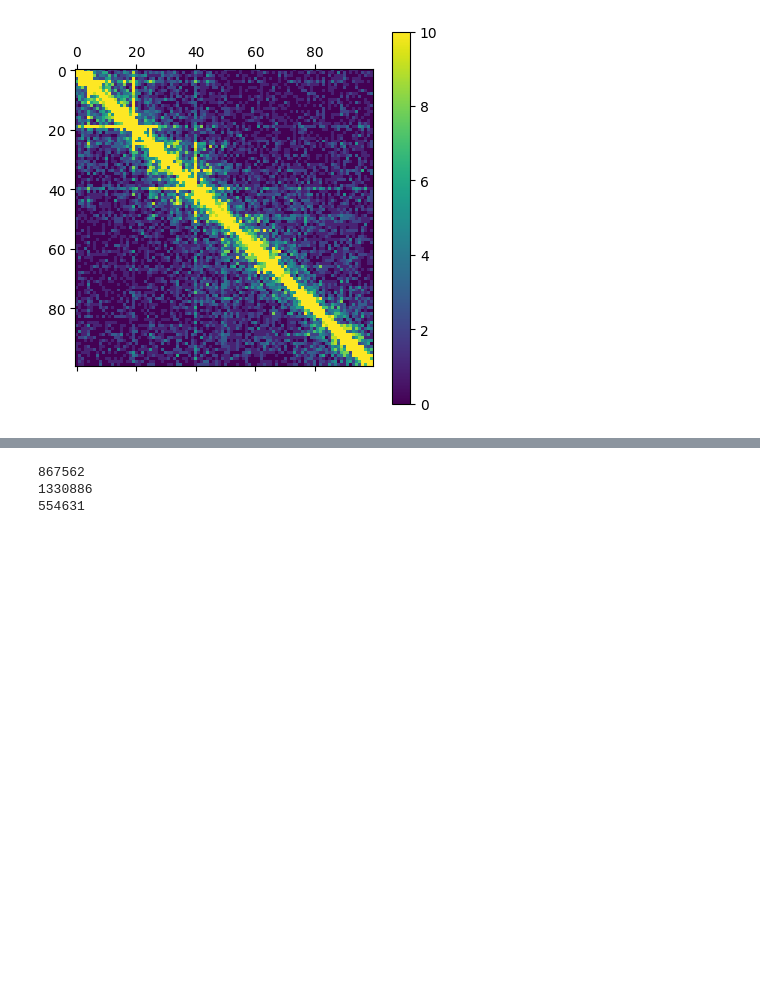
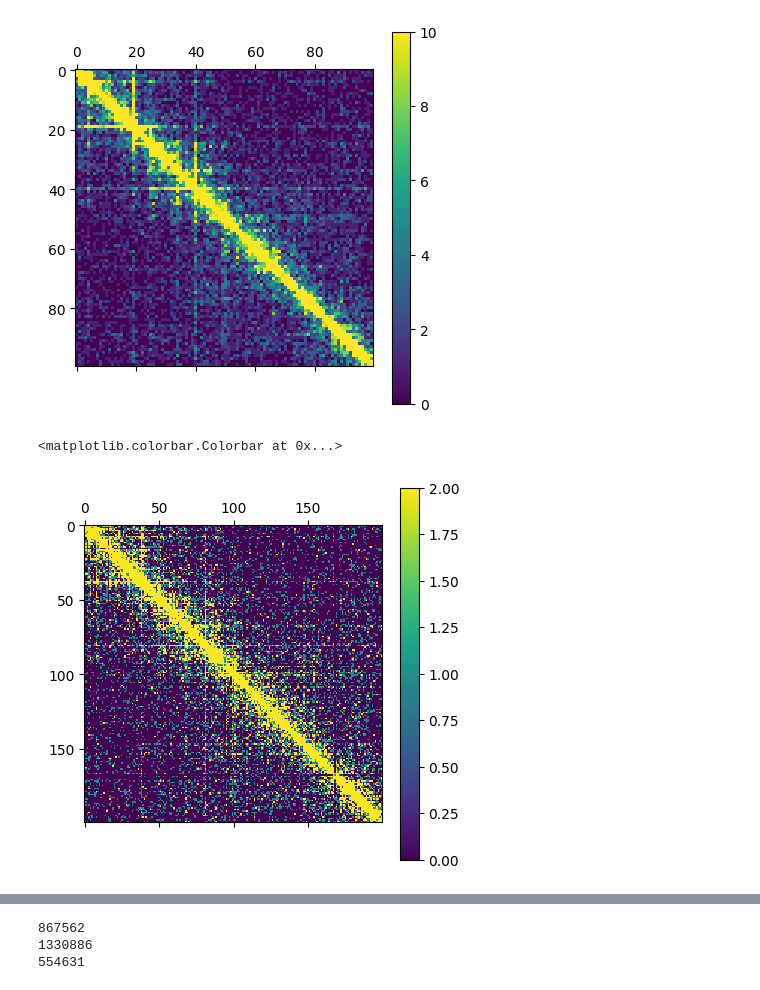
Before and after one commit to amulyagarimella/fast-sequencing-AI-imputation, a Jupyter notebook: notebooks/visualize_results.ipynb, the cells around one changed output, grey strips where cells are left out. Drawn from its saved outputs; the diff is of its cells as text; code cells hidden in the pictures; blank space fills up the shorter version.

```diff
--- a/notebooks/visualize_results.ipynb
+++ b/notebooks/visualize_results.ipynb
@@ -4,6 +4,9 @@ import matplotlib.pyplot as plt
 import numpy as np
 # %%
 clr_orig = cooler.Cooler("/Users/amulyagarimella/Documents/2241finalproject/data/GM12878.GSE115524/GM12878.GSE115524.Homo_Sapiens.CTCF.b1.mcool::resolutions/10000")
+
+clr_orig_5kb = cooler.Cooler("/Users/amulyagarimella/Documents/2241finalproject/data/GM12878.GSE115524/GM12878.GSE115524.Homo_Sapiens.CTCF.b1.mcool::resolutions/5000")
+
 clr_roi = cooler.Cooler("/Users/amulyagarimella/Documents/2241finalproject/outputs/imputed/HiCNN2/roi/2025-05-06_08-06-32/21_predicted_hic.cool::/")
 clr_full = cooler.Cooler("/Users/amulyagarimella/Documents/2241finalproject/outputs/imputed/HiCNN2/full/2025-05-05_20-05-06/21_predicted_hic.cool::/")
 # %%
@@ -25,3 +35,9 @@ plt.colorbar()
 # %% [output]
 <matplotlib.colorbar.Colorbar at 0x...>
 [figure]
+# %%
+plt.matshow(clr_orig_5kb.matrix(balance=False).fetch(f"chr21:{start_px*resol_bp}-{start_px*resol_bp+size_px*resol_bp}"), vmax=2)
+plt.colorbar()
+# %% [output]
+<matplotlib.colorbar.Colorbar at 0x...>
+[figure, added]
```
Also changed, not shown: parts of 2 cells of this notebook.
